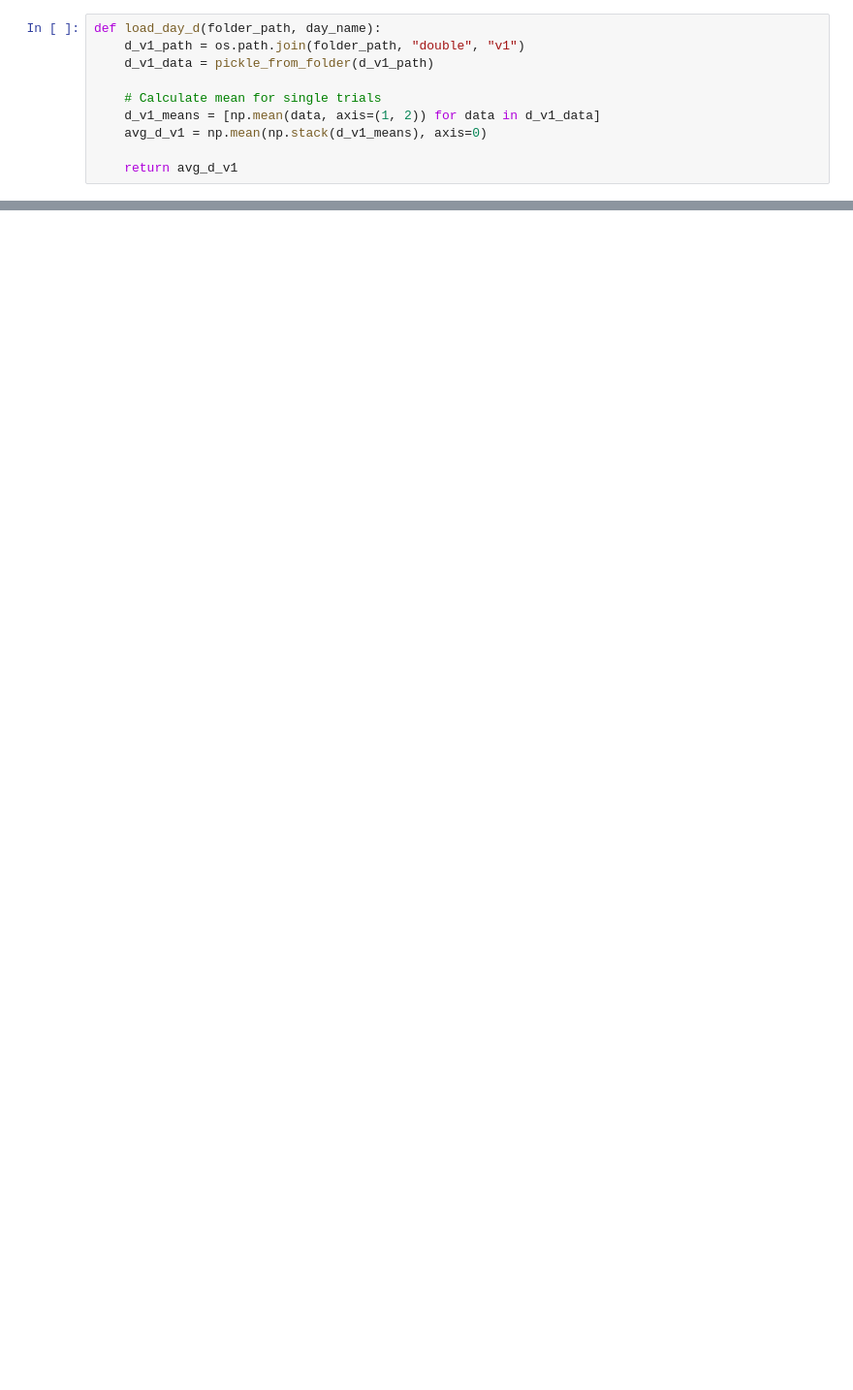
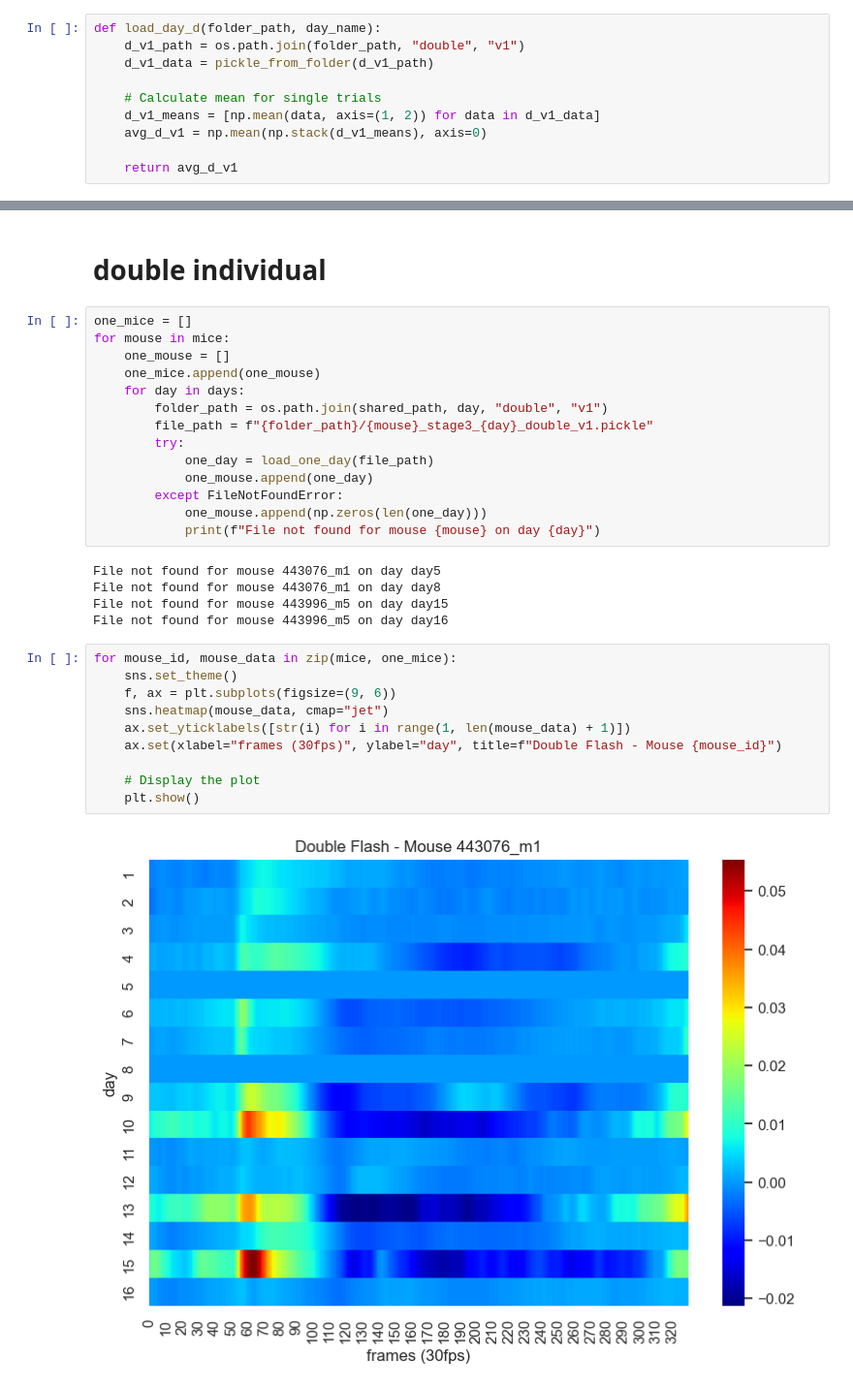
Before and after one commit to ktrap06/corticalanalysis, a Jupyter notebook: Notebook/heatmaps_stage3.ipynb, the cells around one changed output, grey strips where cells are left out. Shown: that part at 97% size. Cells and saved outputs as stored; diff of their text form; blank space fills up the shorter version.

```diff
--- a/Notebook/heatmaps_stage3.ipynb
+++ b/Notebook/heatmaps_stage3.ipynb
@@ -102,0 +141,33 @@ plt.savefig(export_path)
+# %% [markdown]
+# double individual
+# %%
+one_mice = []
+for mouse in mice:
+    one_mouse = []
+    one_mice.append(one_mouse)
+    for day in days:
+        folder_path = os.path.join(shared_path, day, "double", "v1")
+        file_path = f"{folder_path}/{mouse}_stage3_{day}_double_v1.pickle"
+        try:
+            one_day = load_one_day(file_path)
+            one_mouse.append(one_day)
+        except FileNotFoundError:
+            one_mouse.append(np.zeros(len(one_day)))
+            print(f"File not found for mouse {mouse} on day {day}")
+# %% [output]
+File not found for mouse 443076_m1 on day day5
+File not found for mouse 443076_m1 on day day8
+File not found for mouse 443996_m5 on day day15
+File not found for mouse 443996_m5 on day day16
+# %%
+for mouse_id, mouse_data in zip(mice, one_mice):
+    sns.set_theme()
+    f, ax = plt.subplots(figsize=(9, 6))
+    sns.heatmap(mouse_data, cmap="jet")
+    ax.set_yticklabels([str(i) for i in range(1, len(mouse_data) + 1)])
+    ax.set(xlabel="frames (30fps)", ylabel="day", title=f"Double Flash - Mouse {mouse_id}")
+
+    # Display the plot
+    plt.show()
+# %% [output]
+[figure, added]
```
Also changed, not shown: parts of 13 cells of this notebook, 6 other files.
